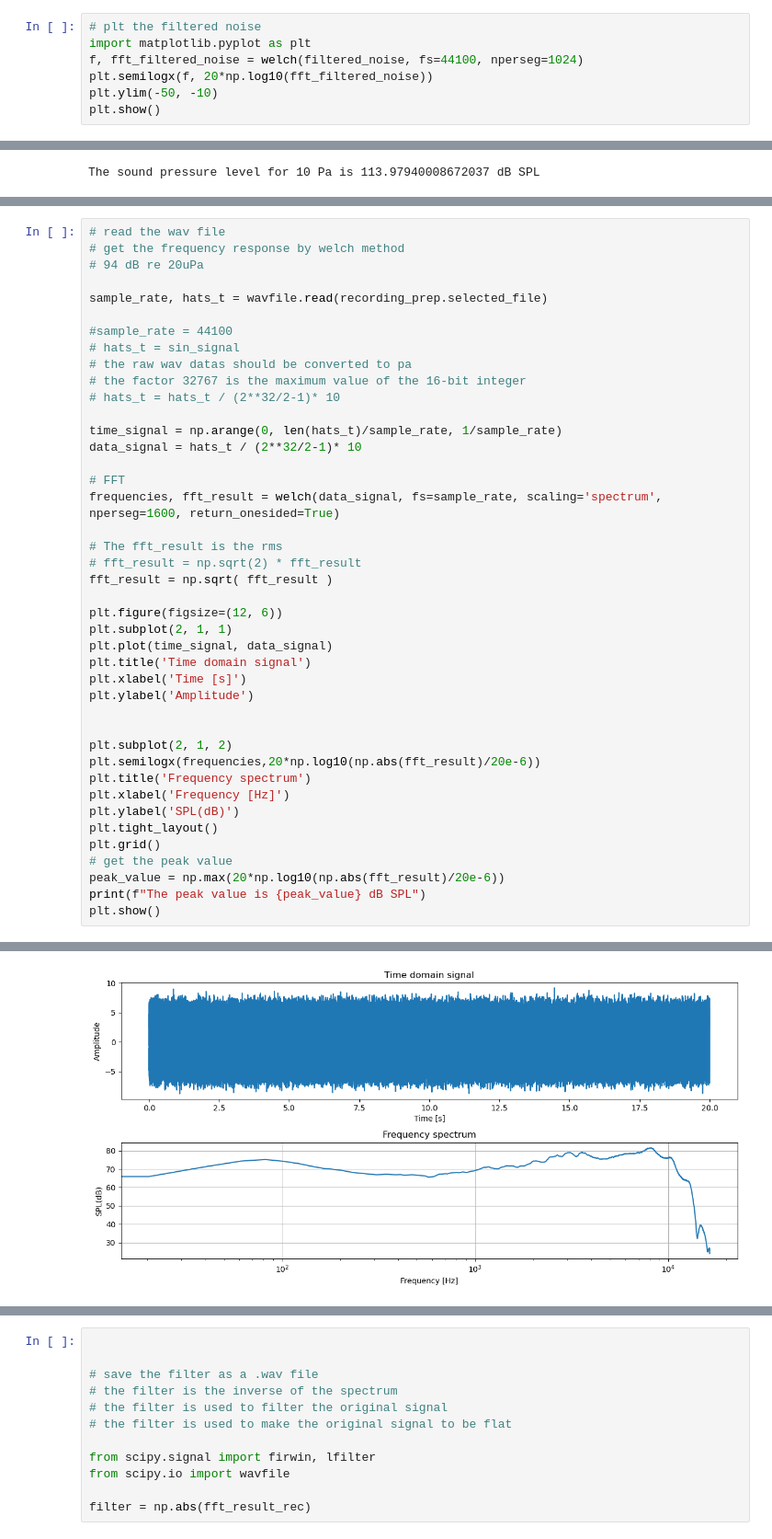
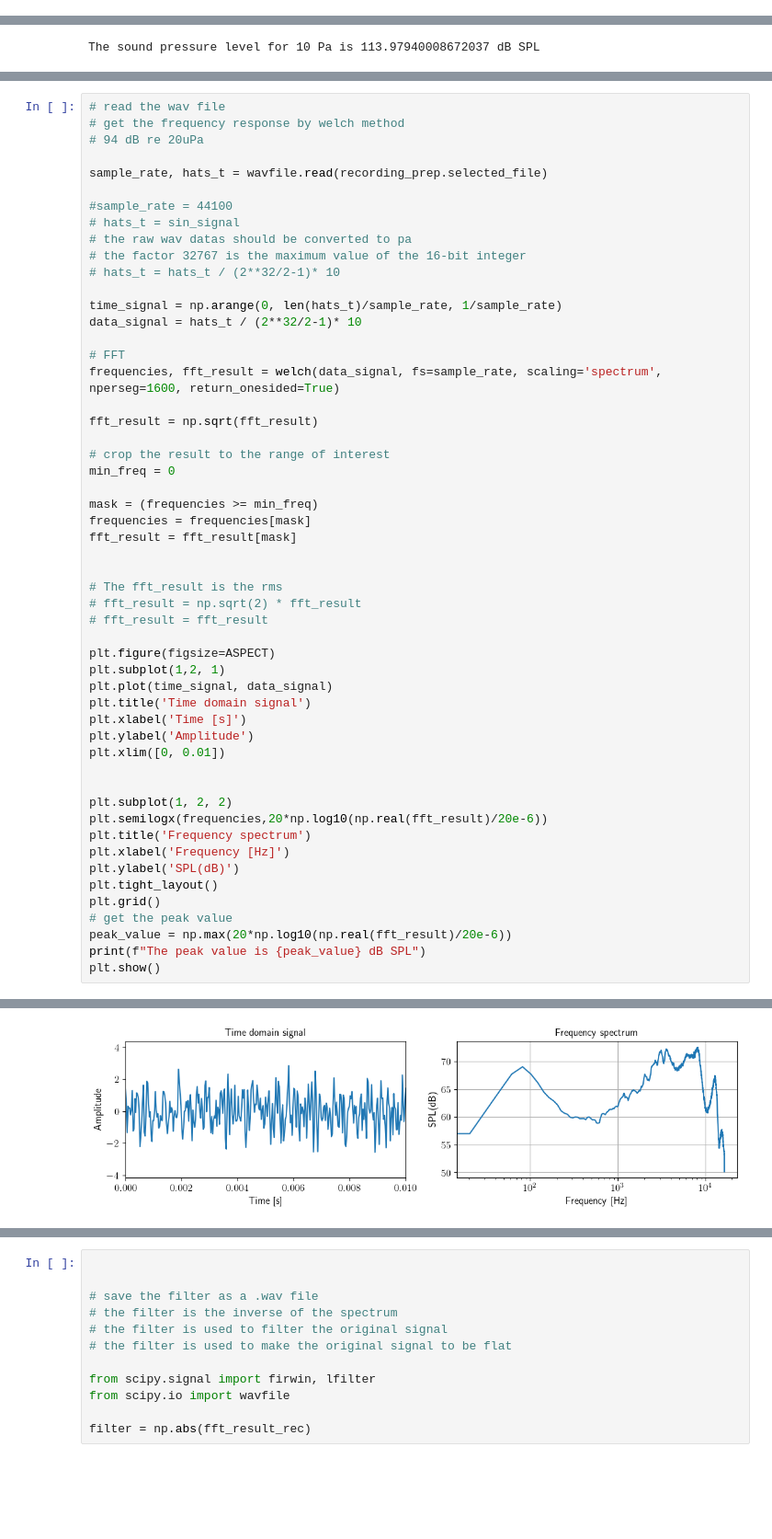
Before and after one commit to 1ieng2en/3d_beamforming, a Jupyter notebook: Measurement.ipynb, the cells around one changed output, grey strips where cells are left out. Shown at 92% size. Cells and saved outputs as stored; diff of their text form; blank space fills up the shorter version.

```diff
--- a/Measurement.ipynb
+++ b/Measurement.ipynb
@@ -91,7 +136,0 @@ eq_noise = eq_prep.apply_eq(band_limited_noise, fs = 44100, filter_rec, ref_leve
-# %%
-# plt the filtered noise
-import matplotlib.pyplot as plt
-f, fft_filtered_noise = welch(filtered_noise, fs=44100, nperseg=1024)
-plt.semilogx(f, 20*np.log10(fft_filtered_noise))
-plt.ylim(-50, -10)
-plt.show()
@@ -188,27 +264,38 @@ data_signal = hats_t / (2**32/2-1)* 10
 # FFT
 frequencies, fft_result = welch(data_signal, fs=sample_rate, scaling='spectrum', nperseg=1600, return_onesided=True)
 
+fft_result = np.sqrt(fft_result)
+
+# crop the result to the range of interest
+min_freq = 0
+
+mask = (frequencies >= min_freq)
+frequencies = frequencies[mask]
+fft_result = fft_result[mask]
+
+
 # The fft_result is the rms
 # fft_result = np.sqrt(2) * fft_result
-fft_result = np.sqrt( fft_result )
+# fft_result = fft_result
 
-plt.figure(figsize=(12, 6))
-plt.subplot(2, 1, 1)
+plt.figure(figsize=ASPECT)
+plt.subplot(1,2, 1)
 plt.plot(time_signal, data_signal)
 plt.title('Time domain signal')
 plt.xlabel('Time [s]')
 plt.ylabel('Amplitude')
+plt.xlim([0, 0.01])
 
 
-plt.subplot(2, 1, 2)
-plt.semilogx(frequencies,20*np.log10(np.abs(fft_result)/20e-6))
+plt.subplot(1, 2, 2)
+plt.semilogx(frequencies,20*np.log10(np.real(fft_result)/20e-6))
 plt.title('Frequency spectrum')
 plt.xlabel('Frequency [Hz]')
 plt.ylabel('SPL(dB)')
 plt.tight_layout()
 plt.grid()
 # get the peak value
-peak_value = np.max(20*np.log10(np.abs(fft_result)/20e-6))
+peak_value = np.max(20*np.log10(np.real(fft_result)/20e-6))
 print(f"The peak value is {peak_value} dB SPL")
 plt.show()
 # %% [output]
@@ -216 +303 @@ The peak value is 81.64730391706897 dB SPL
-[figure, old version]
+[figure, new version]
```
Also changed, not shown: parts of 31 cells of this notebook, 22 other files.
